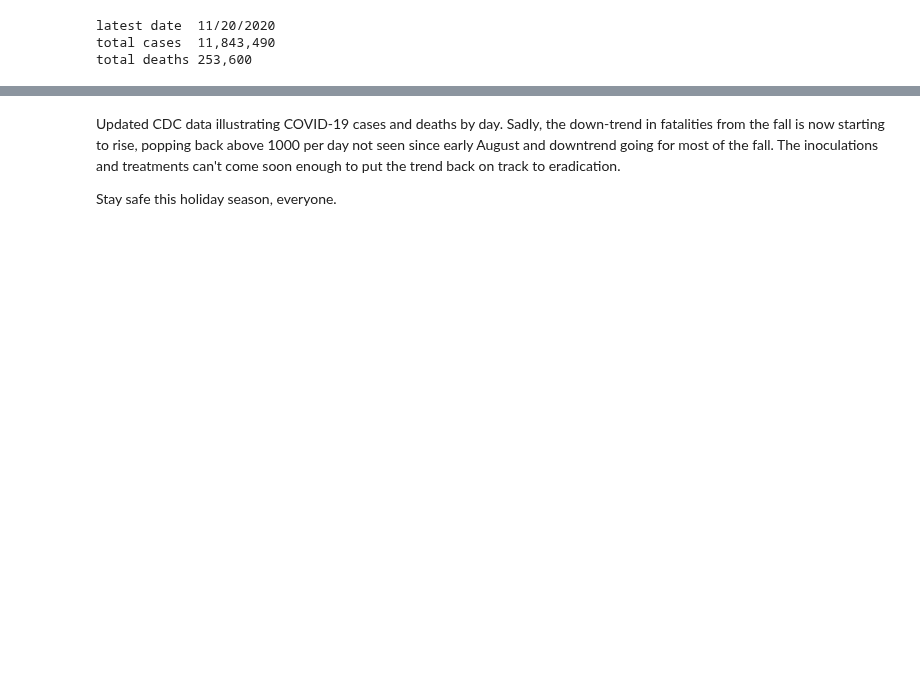
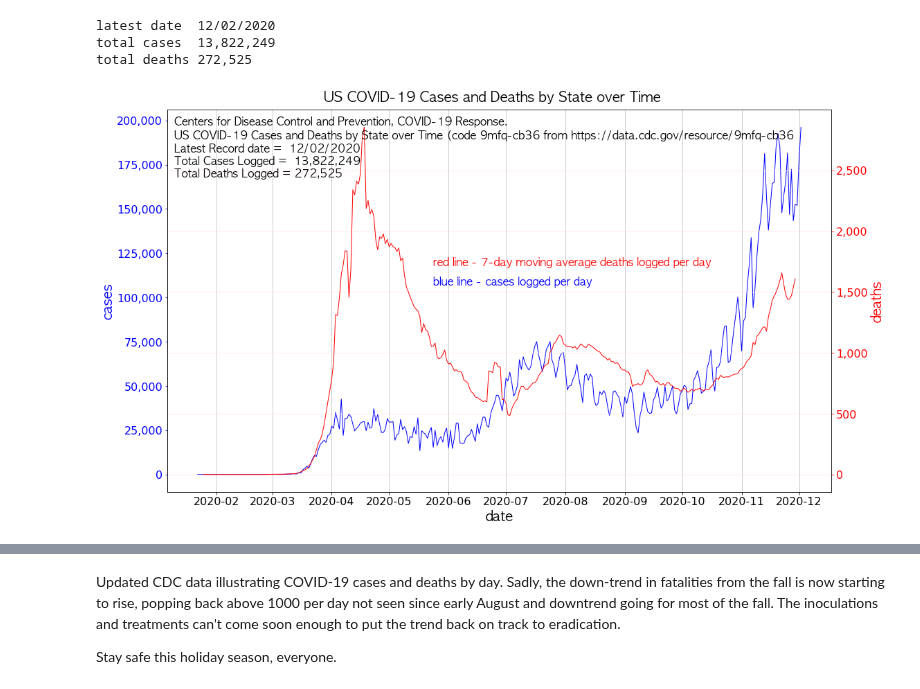
Before and after one commit to bethanysciences/Jupyter_Notebooks, a Jupyter notebook: covid19.ipynb, the cells around one changed output, grey strips where cells are left out. Drawn from its saved outputs; the diff is of its cells as text; code cells hidden in the pictures; blank space fills up the shorter version.

```diff
--- a/covid19.ipynb
+++ b/covid19.ipynb
@@ -24,25 +24,70 @@ client = Socrata(socrata_domain, socrata_apptoken)
 # %%
 # GET DATA W/ SODAPY PULL & PROCESS DATAFRAME
 
 results_st = client.get_all('9mfq-cb36')
 results_st = pd.DataFrame.from_records(results_st)
-results_st = results_st.drop(columns=['pnew_death','prob_death','pnew_case','prob_cases','consent_deaths', 'consent_cases', 'created_at', 'state', 'tot_death', 'tot_cases', 'conf_cases', 'conf_death'])       # remove unused columns
-results_st['submission_date'] = pd.to_datetime(results_st['submission_date'])       # convert to datetime format
-results_st = results_st.set_index('submission_date')                                # index dataframe
-results_st = results_st[results_st.index != results_st.index.max()]                 # remove latest date - deaths wrong in NYC
-results_st['new_case'] = results_st.new_case.astype(float)                          # convert key fields to floats
+results_st = results_st.drop(columns=['pnew_death','prob_death','pnew_case','prob_cases','consent_deaths', 'consent_cases', 'created_at', 'state', 'tot_death', 'tot_cases', 'conf_cases', 'conf_death'])                         # remove unused columns
+results_st['submission_date'] = pd.to_datetime(results_st['submission_date'])           # convert to datetime format
+results_st = results_st.set_index('submission_date')                                    # index dataframe
+results_st = results_st[results_st.index != results_st.index.max()]                     # remove latest date - deaths wrong in NYC
+results_st['new_case'] = results_st.new_case.astype(float)                              # convert key fields to floats
 results_st['new_death'] = results_st.new_death.astype(float)
 results_st_new_case = results_st.groupby('submission_date').agg(['sum']).reset_index()  # tabulate total state reported cases per day
-results_st_new_death = results_st.groupby('submission_date').agg(['sum']).reset_index() #                               deaths per day
+results_st_new_death = results_st.groupby('submission_date').agg(['sum']).reset_index() # deaths per day
 total_cases = results_st_new_case['new_case'].sum()
 cases = ('{:,}'.format(int(total_cases)))
 total_deaths = results_st_new_case['new_death'].sum()
 deaths = ('{:,}'.format(int(total_deaths)))
 print("latest date ", results_st.index.max().strftime("%m/%d/%Y"))
 print("total cases ", cases)
 print("total deaths", deaths)
 results_st_new_death['deaths_7day_ave'] = results_st_new_death.new_death.rolling(7).mean().shift(-3) # make 7-day avg deaths column
+
+# PLOT
+
+legend = 'Centers for Disease Control and Prevention, COVID-19 Response. \nUS COVID-19 Cases and Deaths by State over Time (code 9mfq-cb36 from https://data.cdc.gov/resource/9mfq-cb36 \nLatest Record date =  ' + results_st.index.max().strftime("%m/%d/%Y") + '\nTotal Cases Logged =  ' + cases + '\nTotal Deaths Logged = ' + deaths
+
+cases_day = 'blue line - cases logged per day'
+deaths_day = 'red line - 7-day moving average deaths logged per day'
+
+fig, ax = plt.subplots(figsize=(16,9))
+fig.suptitle('US COVID-19 Cases and Deaths by State over Time', fontname = 'AppleGothic', size=20)
+fig.text(0.01, 0.9, legend, ha = 'left', va = 'center', transform = ax.transAxes, fontname = 'AppleGothic',size = 16)
+ax.set_alpha(0.0)
+sns.despine(top = True, right = True, left = False, bottom = False)
+ax.plot(results_st_new_case.submission_date, results_st_new_case.new_case, color = 'blue', linewidth = 1)
+
+ax.grid(b=None, which='both', axis='x', color = 'silver')
+
+ax.set_xlabel('date', color = 'black', fontname = 'AppleGothic', size = 20)
+ax.tick_params(labelsize = 16, color = 'black', axis = 'x', colors = 'black')
+
+ax.set_ylabel('cases', color = 'blue', fontname = 'AppleGothic', size = 20)
+ax.tick_params(labelsize = 16, color = 'blue', axis = 'y', colors = 'blue')
+ax.yaxis.set_major_formatter(mpl.ticker.StrMethodFormatter('{x:,.0f}'))
+
+ax2=ax.twinx()
+ax2.set_ylabel('deaths', color = 'red', fontname = 'AppleGothic', size = 20)
+ax2.yaxis.set_ticks(np.arange(0, 12000, 500))
+
+ax2.grid(b=None, which='major', axis='both', color = 'mistyrose')
+
+ax2.tick_params(labelsize = 16, axis = 'y', colors = 'red')
+ax2.yaxis.set_major_formatter(mpl.ticker.StrMethodFormatter('{x:,.0f}'))
+
+ax2.plot(results_st_new_death.submission_date, results_st_new_death.deaths_7day_ave, color = 'red', linewidth = 1)
+
+fig.text(0.40, 0.60, deaths_day, ha = 'left', va = 'center', transform = ax.transAxes, color = 'red', fontname = 'AppleGothic', size = 16)
+fig.text(0.40, 0.55, cases_day, ha = 'left', va = 'center', transform = ax.transAxes, color = 'blue', fontname = 'AppleGothic', size = 16)
+
+plt.tight_layout()
+plt.show()
+
+# filedate = results_st.index.max().strftime("%m-%d-%Y")
+ax.figure.savefig('img/cdc_us_covid-19_cases_and_deaths_by_state_over_time_' + results_st.index.max().strftime("%Y%m%d") + '.svg', dpi=150, transparent=True)
+ax.figure.savefig('img/cdc_us_covid-19_cases_and_deaths_by_state_over_time_' + results_st.index.max().strftime("%Y%m%d") + '.png', dpi=150, transparent=True)
 # %% [output]
-latest date  11/20/2020
-total cases  11,843,490
-total deaths 253,600
+latest date  12/02/2020
+total cases  13,822,249
+total deaths 272,525
+[figure, added]
```
Also changed, not shown: parts of 3 cells of this notebook, 9 other files.
